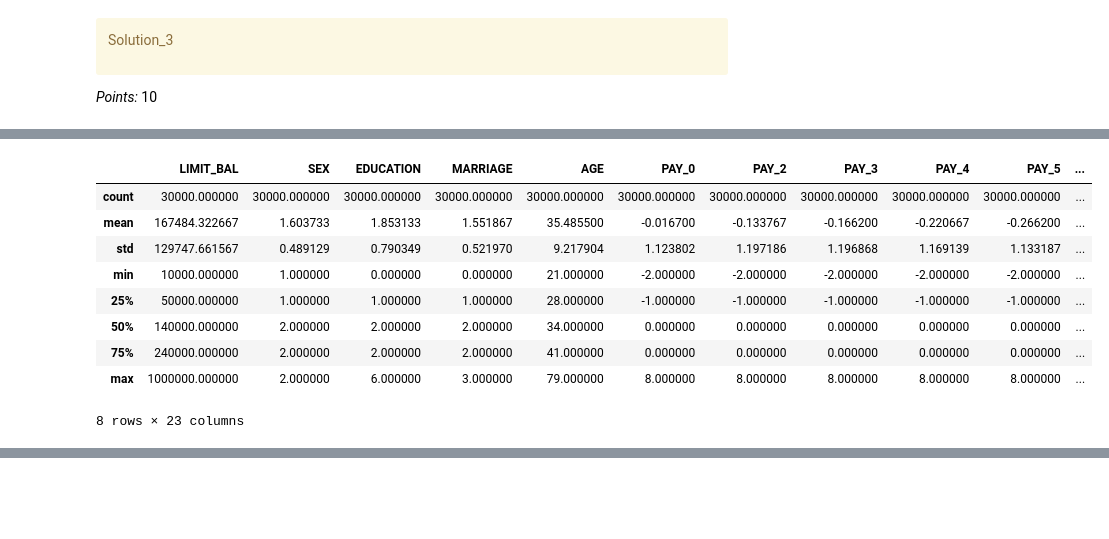
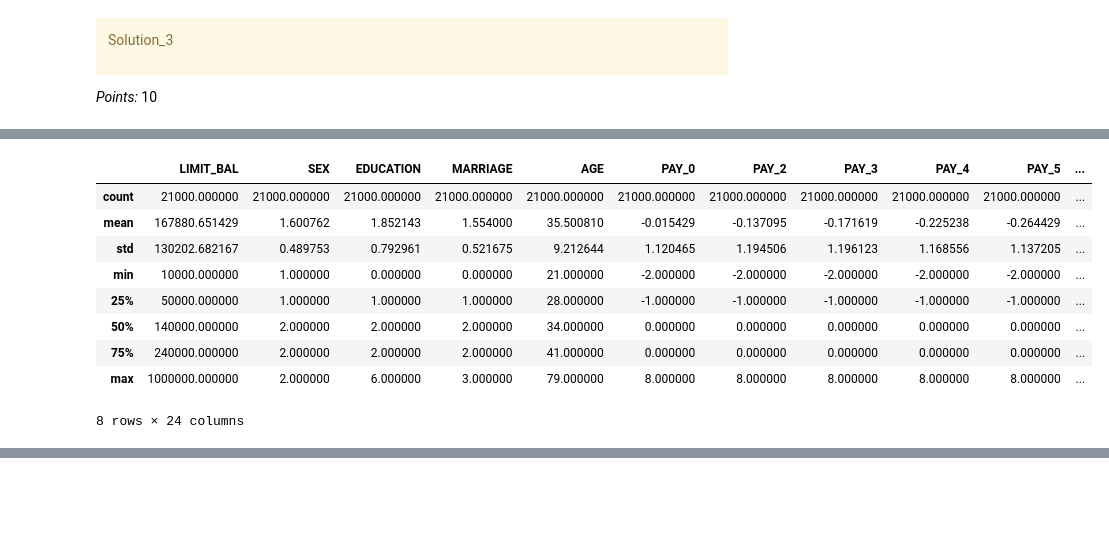
Before and after one commit to adrianlamdev/cpsc330_hw5, a Jupyter notebook: hw5.ipynb, the cells around one changed output, grey strips where cells are left out. Drawn from its saved outputs; the diff is of its cells as text; code cells hidden in the pictures.

```diff
--- a/hw5.ipynb
+++ b/hw5.ipynb
@@ -261,13 +288,13 @@ memory usage: 5.5 MB
 # %%
-X_train.describe()
+train_df.describe()
 # %% [output]
 |  | LIMIT_BAL | SEX | EDUCATION | MARRIAGE | AGE | PAY_0 | PAY_2 | PAY_3 | PAY_4 | PAY_5 | ... |
-| count | 30000.000000 | 30000.000000 | 30000.000000 | 30000.000000 | 30000.000000 | 30000.000000 | 30000.000000 | 30000.000000 | 30000.000000 | 30000.000000 | ... |
-| mean | 167484.322667 | 1.603733 | 1.853133 | 1.551867 | 35.485500 | -0.016700 | -0.133767 | -0.166200 | -0.220667 | -0.266200 | ... |
-| std | 129747.661567 | 0.489129 | 0.790349 | 0.521970 | 9.217904 | 1.123802 | 1.197186 | 1.196868 | 1.169139 | 1.133187 | ... |
+| count | 21000.000000 | 21000.000000 | 21000.000000 | 21000.000000 | 21000.000000 | 21000.000000 | 21000.000000 | 21000.000000 | 21000.000000 | 21000.000000 | ... |
+| mean | 167880.651429 | 1.600762 | 1.852143 | 1.554000 | 35.500810 | -0.015429 | -0.137095 | -0.171619 | -0.225238 | -0.264429 | ... |
+| std | 130202.682167 | 0.489753 | 0.792961 | 0.521675 | 9.212644 | 1.120465 | 1.194506 | 1.196123 | 1.168556 | 1.137205 | ... |
 | min | 10000.000000 | 1.000000 | 0.000000 | 0.000000 | 21.000000 | -2.000000 | -2.000000 | -2.000000 | -2.000000 | -2.000000 | ... |
 | 25% | 50000.000000 | 1.000000 | 1.000000 | 1.000000 | 28.000000 | -1.000000 | -1.000000 | -1.000000 | -1.000000 | -1.000000 | ... |
 | 50% | 140000.000000 | 2.000000 | 2.000000 | 2.000000 | 34.000000 | 0.000000 | 0.000000 | 0.000000 | 0.000000 | 0.000000 | ... |
 | 75% | 240000.000000 | 2.000000 | 2.000000 | 2.000000 | 41.000000 | 0.000000 | 0.000000 | 0.000000 | 0.000000 | 0.000000 | ... |
 | max | 1000000.000000 | 2.000000 | 6.000000 | 3.000000 | 79.000000 | 8.000000 | 8.000000 | 8.000000 | 8.000000 | 8.000000 | ... |
-8 rows × 23 columns
+8 rows × 24 columns
```
Also changed, not shown: parts of 76 cells of this notebook, 2 other files.
